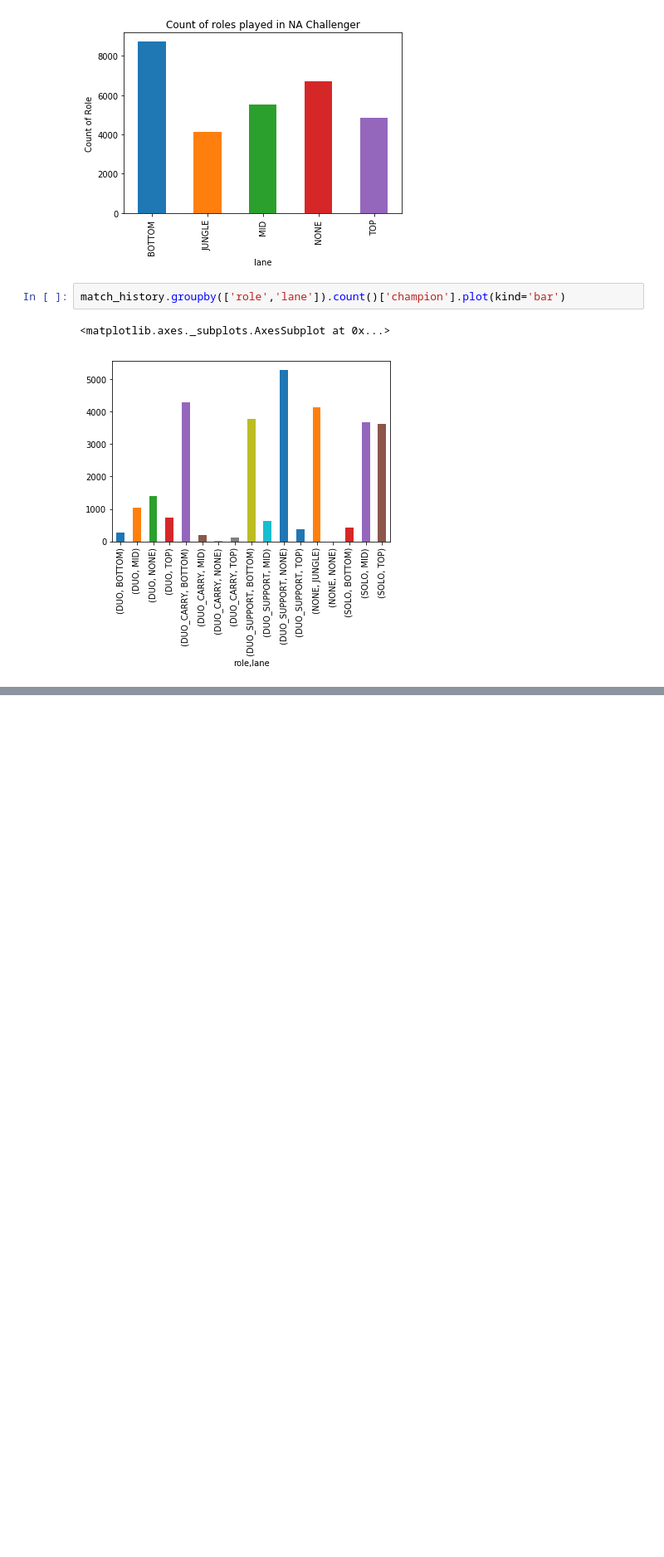
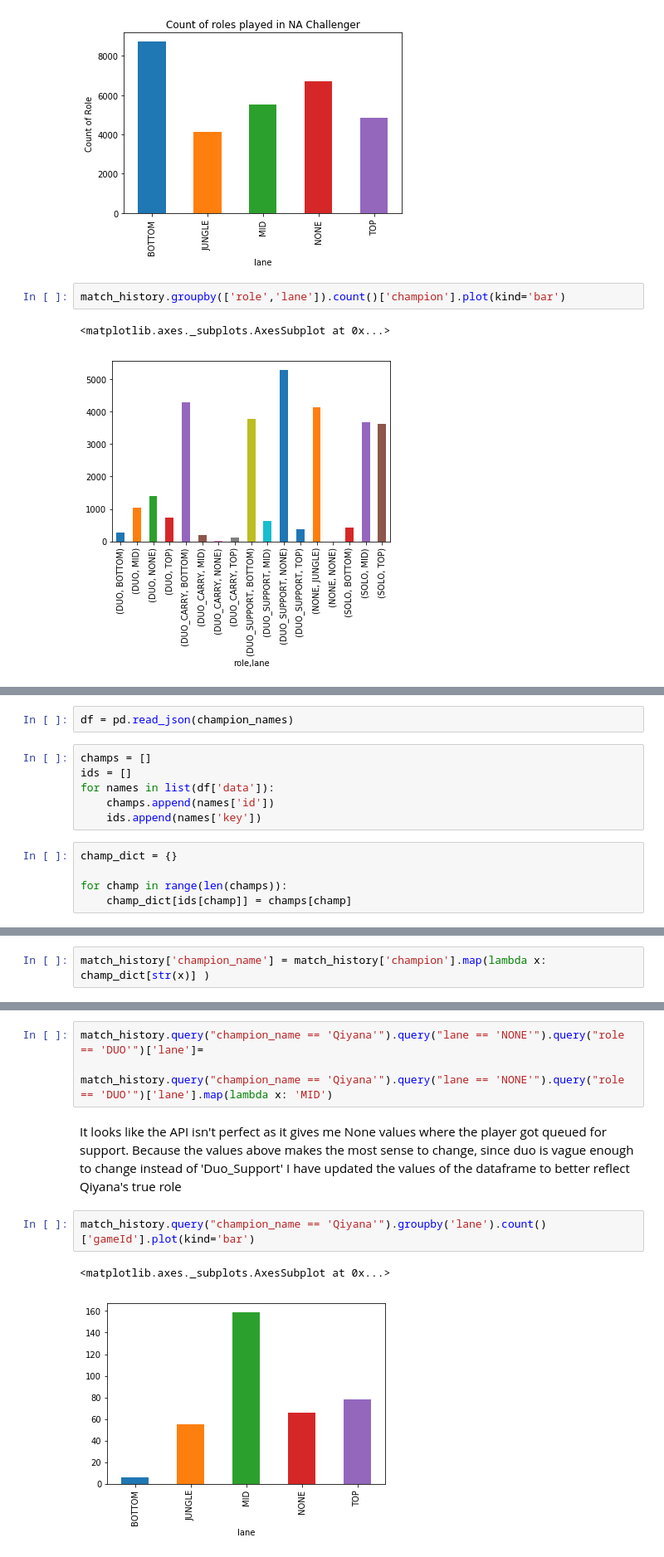
Before and after one commit to hiowatah/Analysis-of-Qiyana-LoL, a Jupyter notebook: API Call/API Call.ipynb, the cells around one changed output, grey strips where cells are left out. Shown: that part at 83% size. Drawn from its saved outputs; the diff is of its cells as text; blank space fills up the shorter version.

Commit message:
added champion names

```diff
--- a/API Call/API Call.ipynb
+++ b/API Call/API Call.ipynb
@@ -215,0 +209,13 @@ Name: queue, dtype: int64
+# %%
+df = pd.read_json(champion_names)
+# %%
+champs = []
+ids = []
+for names in list(df['data']):
+    champs.append(names['id'])
+    ids.append(names['key'])
+# %%
+champ_dict = {}
+
+for champ in range(len(champs)):
+    champ_dict[ids[champ]] = champs[champ]
@@ -215,0 +242,2 @@ Name: queue, dtype: int64
+# %%
+match_history['champion_name'] = match_history['champion'].map(lambda x: champ_dict[str(x)] )
@@ -215,0 +253,11 @@ Name: queue, dtype: int64
+# %%
+match_history.query("champion_name == 'Qiyana'").query("lane == 'NONE'").query("role == 'DUO'")['lane']=
+
+match_history.query("champion_name == 'Qiyana'").query("lane == 'NONE'").query("role == 'DUO'")['lane'].map(lambda x: 'MID')
+# %% [markdown]
+It looks like the API isn't perfect as it gives me None values where the player got queued for support. Because the values above makes the most sense to change, since duo is vague enough to change instead of 'Duo_Support' I have updated the values of the dataframe to better reflect Qiyana's true role
+# %%
+match_history.query("champion_name == 'Qiyana'").groupby('lane').count()['gameId'].plot(kind='bar')
+# %% [output]
+<matplotlib.axes._subplots.AxesSubplot at 0x...>
+[figure, added]
```
Also changed, not shown: parts of 8 cells of this notebook.
